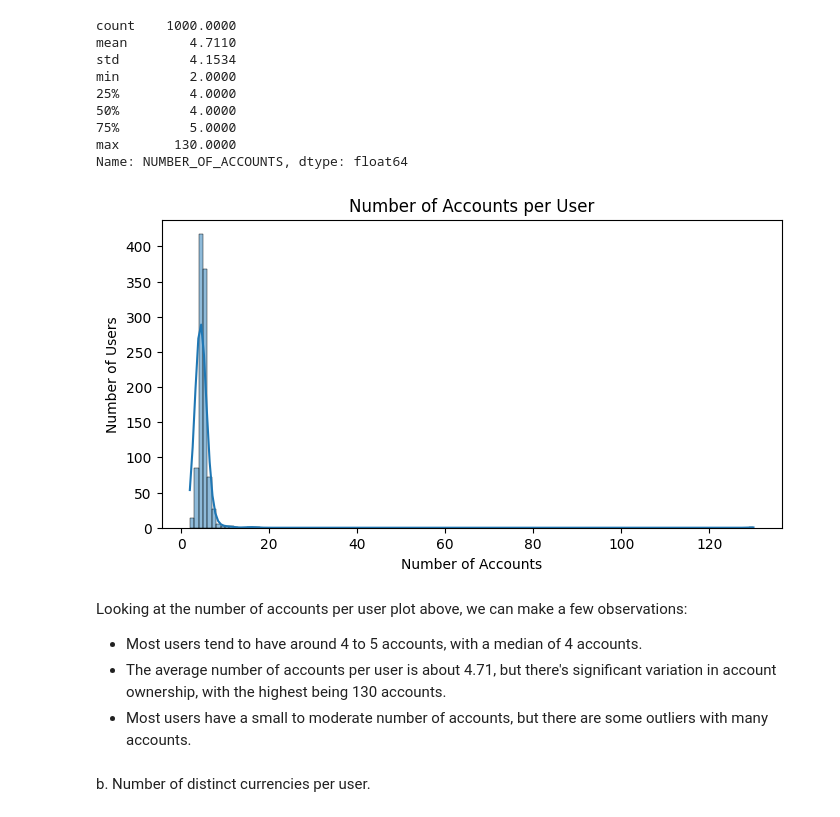
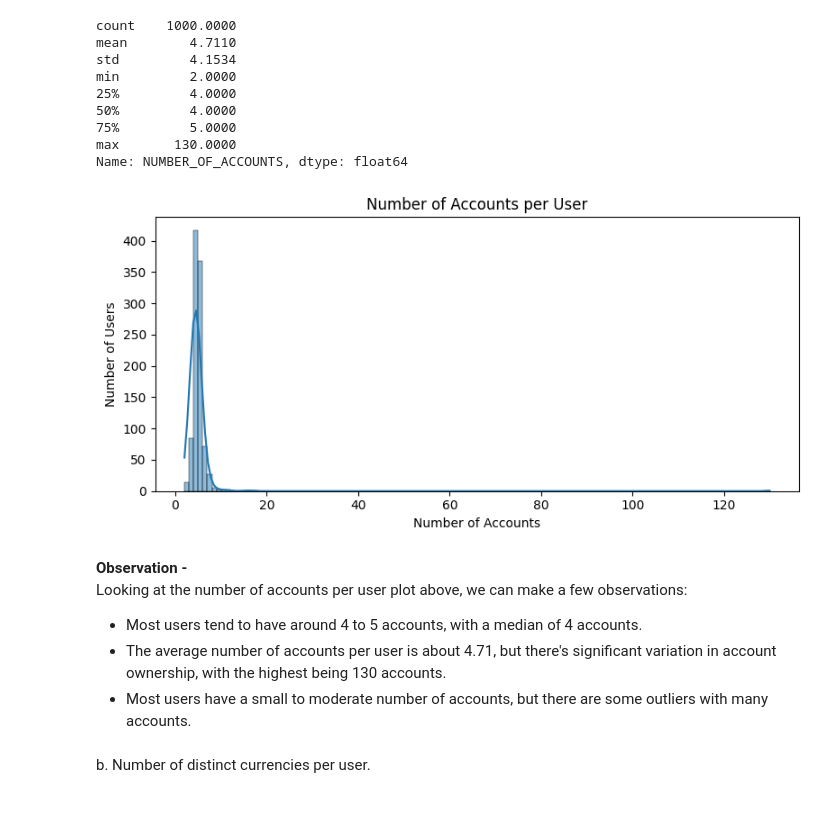
Before and after one commit to ycyuchengliu/coinbase_note, a Jupyter notebook: Coinbase_Data_HW.ipynb, the cells around one changed output. Drawn from its saved outputs; the diff is of its cells as text; code cells hidden in the pictures.

```diff
--- a/Coinbase_Data_HW.ipynb
+++ b/Coinbase_Data_HW.ipynb
@@ -97,9 +97,7 @@ a. Number of accounts per user
 # %%
 #The query counts the number of accounts for each user. We use LEFT JOIN here to ensure that uses with 0 accounts are also included.
 q3_a_query = f"""
-        SELECT
-            u.user_id,
-            COUNT(a.account_id) AS number_of_accounts
+        SELECT u.user_id, COUNT(a.account_id) AS number_of_accounts
         FROM COINBASE.PUBLIC.USERS u
         LEFT JOIN COINBASE.PUBLIC.ACCOUNTS a ON u.user_id = a.user_id
         GROUP BY 1
@@ -134,15 +132,11 @@ min         2.0000
 max       130.0000
 Name: NUMBER_OF_ACCOUNTS, dtype: float64
 # %%
-plt.figure(figsize=(8, 4))
-sns.histplot(number_of_account_per_user['NUMBER_OF_ACCOUNTS'], kde=True, binwidth=1)
-plt.title('Number of Accounts per User')
-plt.xlabel('Number of Accounts')
-plt.ylabel('Number of Users')
-plt.show()
+get_simple_plot(number_of_account_per_user['NUMBER_OF_ACCOUNTS'], 'Number of Accounts per User', 'Number of Accounts', 'Number of Users')
 # %% [output]
-[figure, old version]
+[figure, new version]
 # %% [markdown]
+**Observation -**
 Looking at the number of accounts per user plot above, we can make a few observations:
 
 - Most users tend to have around 4 to 5 accounts, with a median of 4 accounts.
```
Also changed, not shown: parts of 7 cells of this notebook.
